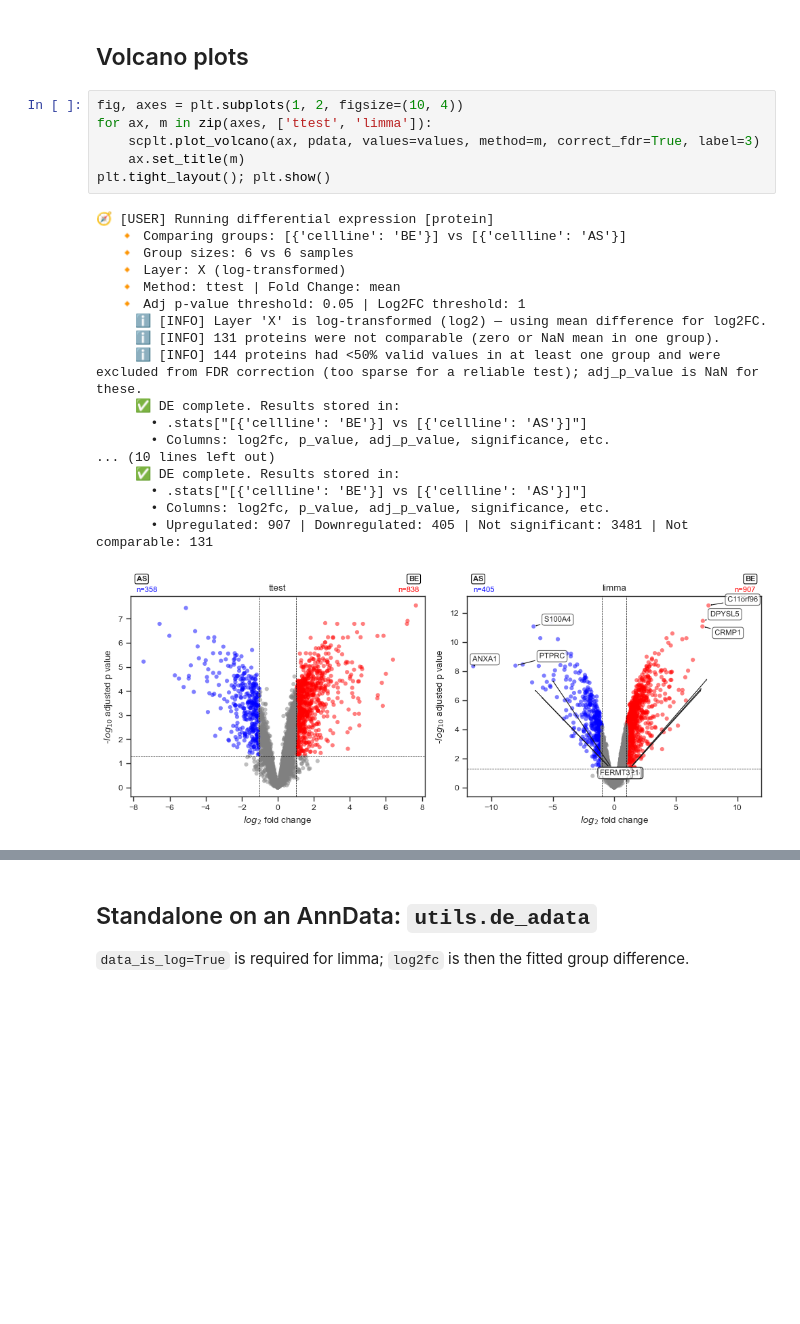
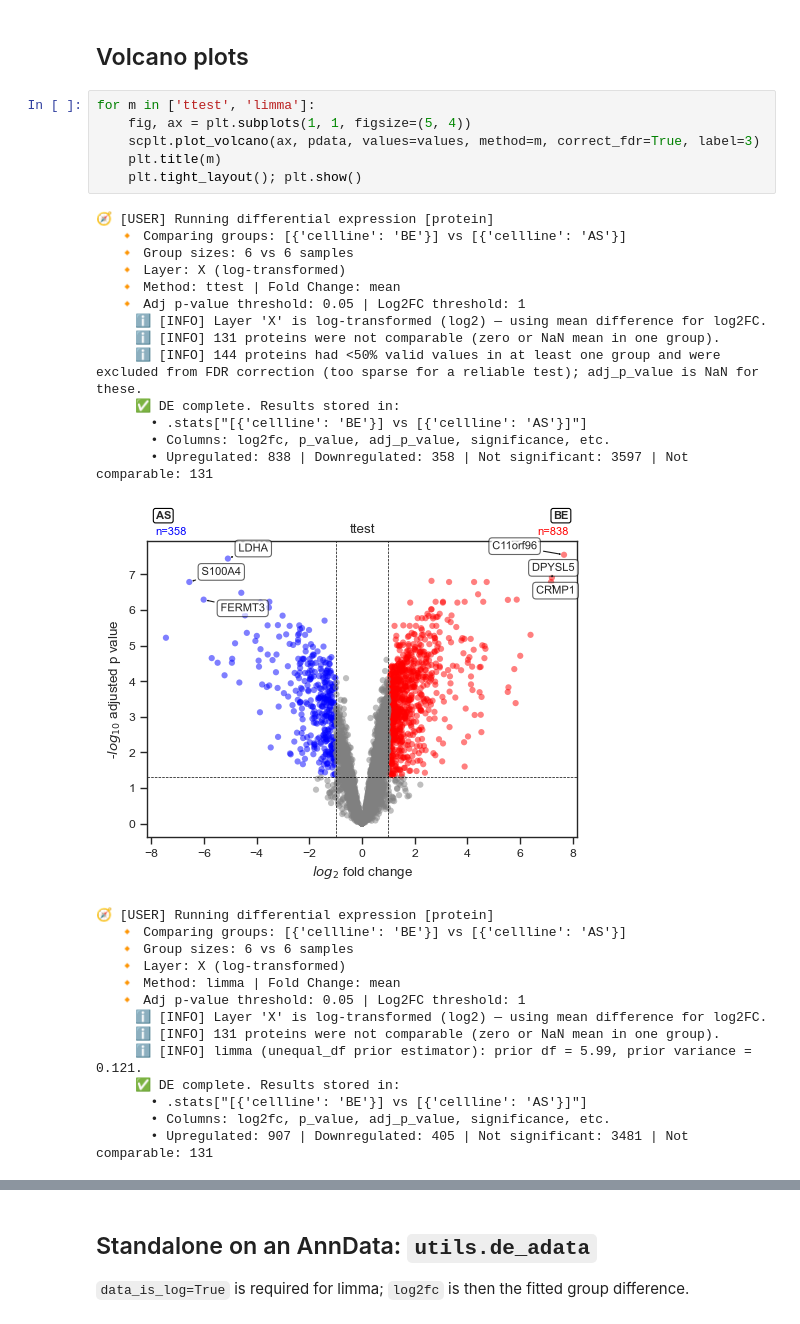
Before and after one commit to gnaprs/scpviz, a Jupyter notebook: dev/dev_de.ipynb, the cells around one changed output, grey strips where cells are left out. Saved outputs shown, nothing was run; the diff lists cells and outputs as text; blank space fills up the shorter version.

Commit message:
docs(de): add limma placeholder to de tutorial

```diff
--- a/dev/dev_de.ipynb
+++ b/dev/dev_de.ipynb
@@ -166,27 +166,36 @@ except Exception as e:
 # %% [markdown]
 ## Volcano plots
 # %%
-fig, axes = plt.subplots(1, 2, figsize=(10, 4))
-for ax, m in zip(axes, ['ttest', 'limma']):
+for m in ['ttest', 'limma']:
+    fig, ax = plt.subplots(1, 1, figsize=(5, 4))
     scplt.plot_volcano(ax, pdata, values=values, method=m, correct_fdr=True, label=3)
-    ax.set_title(m)
-plt.tight_layout(); plt.show()
+    plt.title(m)
+    plt.tight_layout(); plt.show()
 # %% [output]
 🧭 [USER] Running differential expression [protein]
    🔸 Comparing groups: [{'cellline': 'BE'}] vs [{'cellline': 'AS'}]
    🔸 Group sizes: 6 vs 6 samples
    🔸 Layer: X (log-transformed)
    🔸 Method: ttest | Fold Change: mean
    🔸 Adj p-value threshold: 0.05 | Log2FC threshold: 1
      ℹ️ [INFO] Layer 'X' is log-transformed (log2) — using mean difference for log2FC.
      ℹ️ [INFO] 131 proteins were not comparable (zero or NaN mean in one group).
      ℹ️ [INFO] 144 proteins had <50% valid values in at least one group and were excluded from FDR correction (too sparse for a reliable test); adj_p_value is NaN for these.
      ✅ DE complete. Results stored in:
        • .stats["[{'cellline': 'BE'}] vs [{'cellline': 'AS'}]"]
        • Columns: log2fc, p_value, adj_p_value, significance, etc.
-... (10 lines left out)
-     ✅ DE complete. Results stored in:
-       • .stats["[{'cellline': 'BE'}] vs [{'cellline': 'AS'}]"]
-       • Columns: log2fc, p_value, adj_p_value, significance, etc.
-       • Upregulated: 907 | Downregulated: 405 | Not significant: 3481 | Not comparable: 131
+       • Upregulated: 838 | Downregulated: 358 | Not significant: 3597 | Not comparable: 131
-[figure, old version]
+[figure, new version]
+🧭 [USER] Running differential expression [protein]
+   🔸 Comparing groups: [{'cellline': 'BE'}] vs [{'cellline': 'AS'}]
+   🔸 Group sizes: 6 vs 6 samples
+   🔸 Layer: X (log-transformed)
+   🔸 Method: limma | Fold Change: mean
+   🔸 Adj p-value threshold: 0.05 | Log2FC threshold: 1
+     ℹ️ [INFO] Layer 'X' is log-transformed (log2) — using mean difference for log2FC.
+     ℹ️ [INFO] 131 proteins were not comparable (zero or NaN mean in one group).
+     ℹ️ [INFO] limma (unequal_df prior estimator): prior df = 5.99, prior variance = 0.121.
+     ✅ DE complete. Results stored in:
+       • .stats["[{'cellline': 'BE'}] vs [{'cellline': 'AS'}]"]
+       • Columns: log2fc, p_value, adj_p_value, significance, etc.
+       • Upregulated: 907 | Downregulated: 405 | Not significant: 3481 | Not comparable: 131
```
Also changed, not shown: parts of 2 cells of this notebook, 1 other file.
